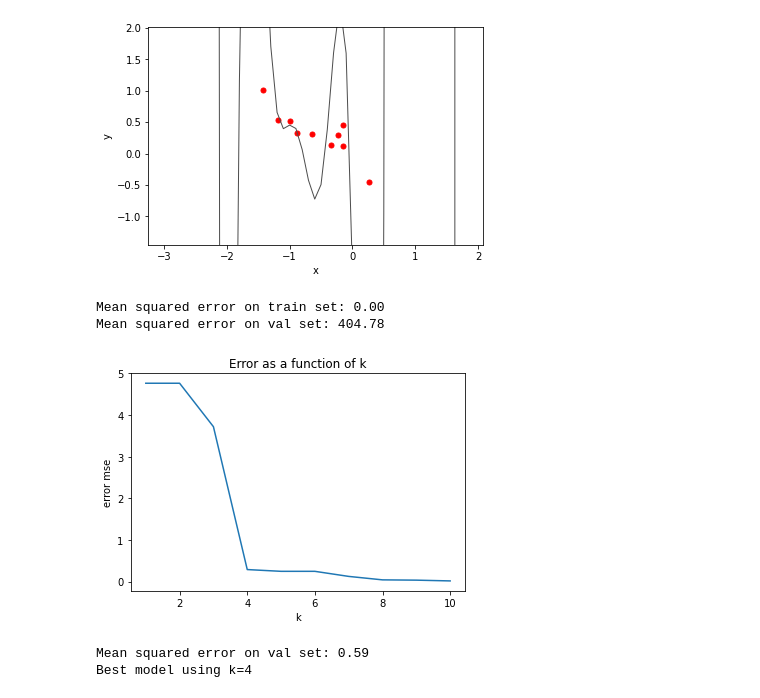
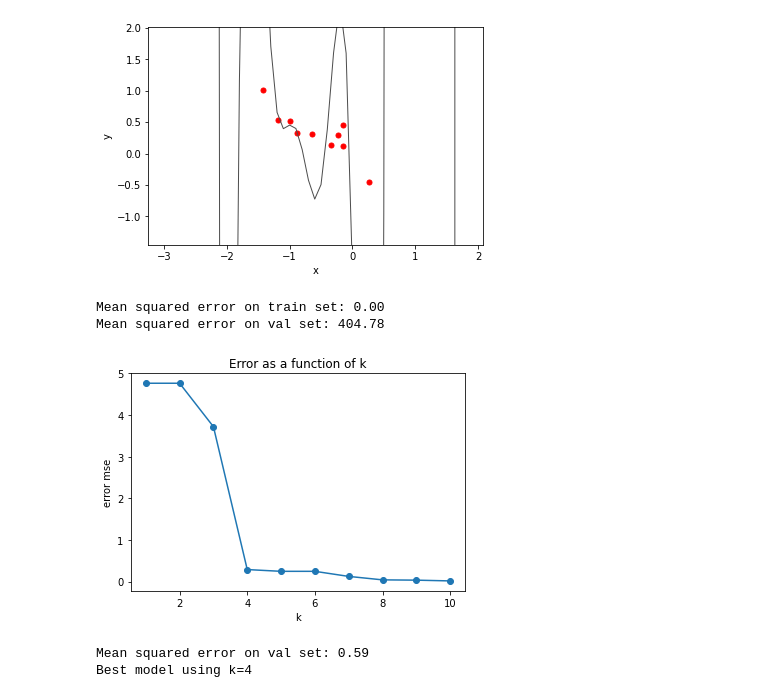
Before and after one commit to dhsilva2912/MIT_ComputerVision, a Jupyter notebook: the_problem_of_generalization.ipynb, the cells around one changed output. Drawn from its saved outputs; the diff is of its cells as text; code cells hidden in the pictures.

```diff
--- a/the_problem_of_generalization.ipynb
+++ b/the_problem_of_generalization.ipynb
@@ -79,27 +79,27 @@ plot_fit(x_val, y_val, x_fit, y_fit, 'red')
 # %%
 # measure error
 def check(x,y,w):
   y_pred = predict(x,w)
   mse = ((y_pred-y)**2).sum()
   return mse
 
 print('Mean squared error on train set: {:1.2f}'.format(check(x_train,y_train,w)))
 print('Mean squared error on val set: {:1.2f}'.format(check(x_val,y_val,w)))
 print('\n')
 
 # --> to try: plot error as a function of k
 k_plot = np.arange(1,11,1)
 error_plot = []
 for i in range(len(k_plot)):
   error_plot.append(check(x_train,y_train,train(x_train,y_train,k=i)))
-_= plt.plot(k_plot,error_plot)
+_= plt.plot(k_plot,error_plot, marker='o')
 _= plt.xlabel('k')
 _= plt.ylabel('error mse')
 _= plt.title('Error as a function of k')
 # %% [output]
 Mean squared error on train set: 0.00
 Mean squared error on val set: 404.78
-[figure, old version]
+[figure, new version]
 # %%
 # pick the model that obtains the lowest error on the validation set
 mse_best, w_best, k_best = None, None, None
```
